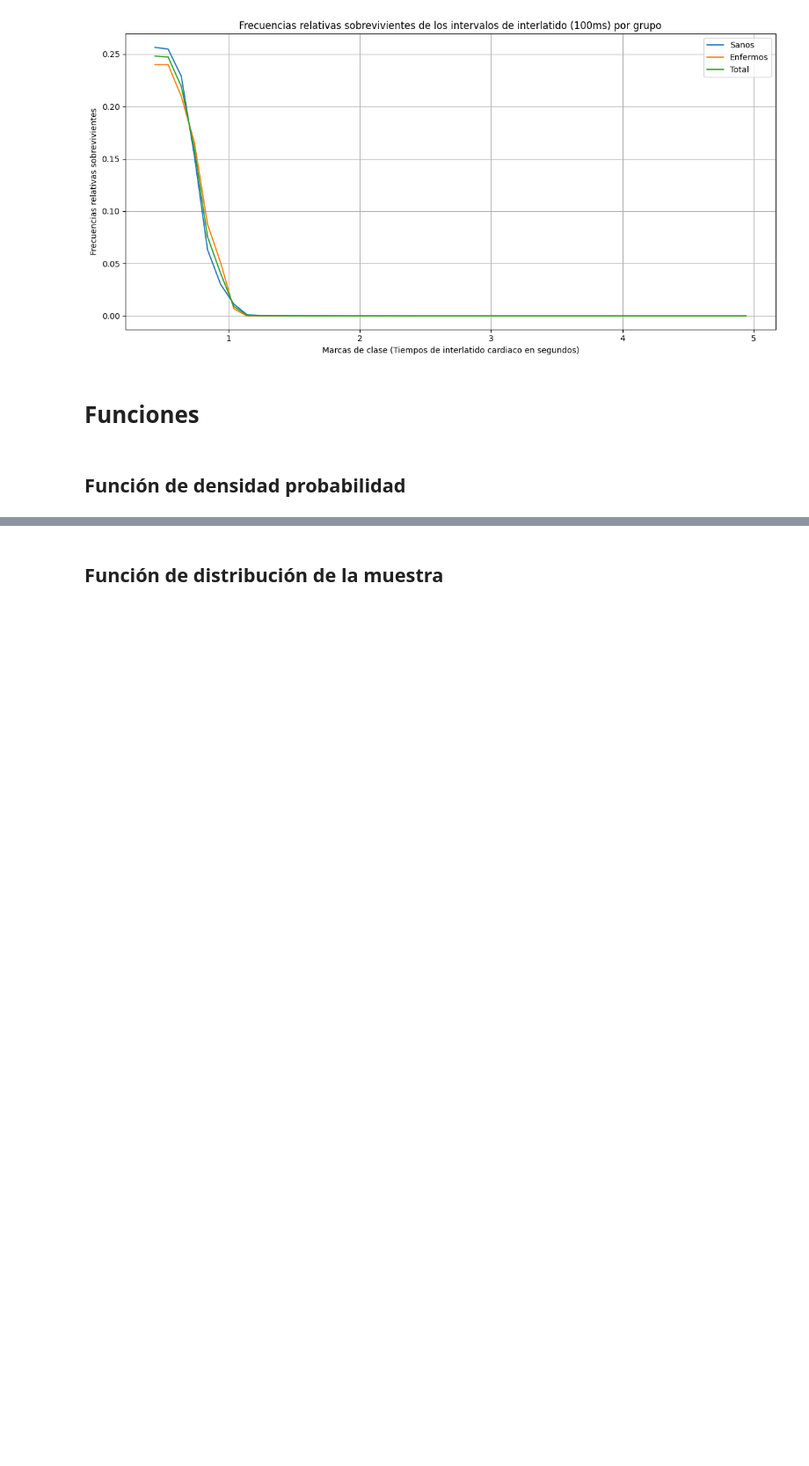
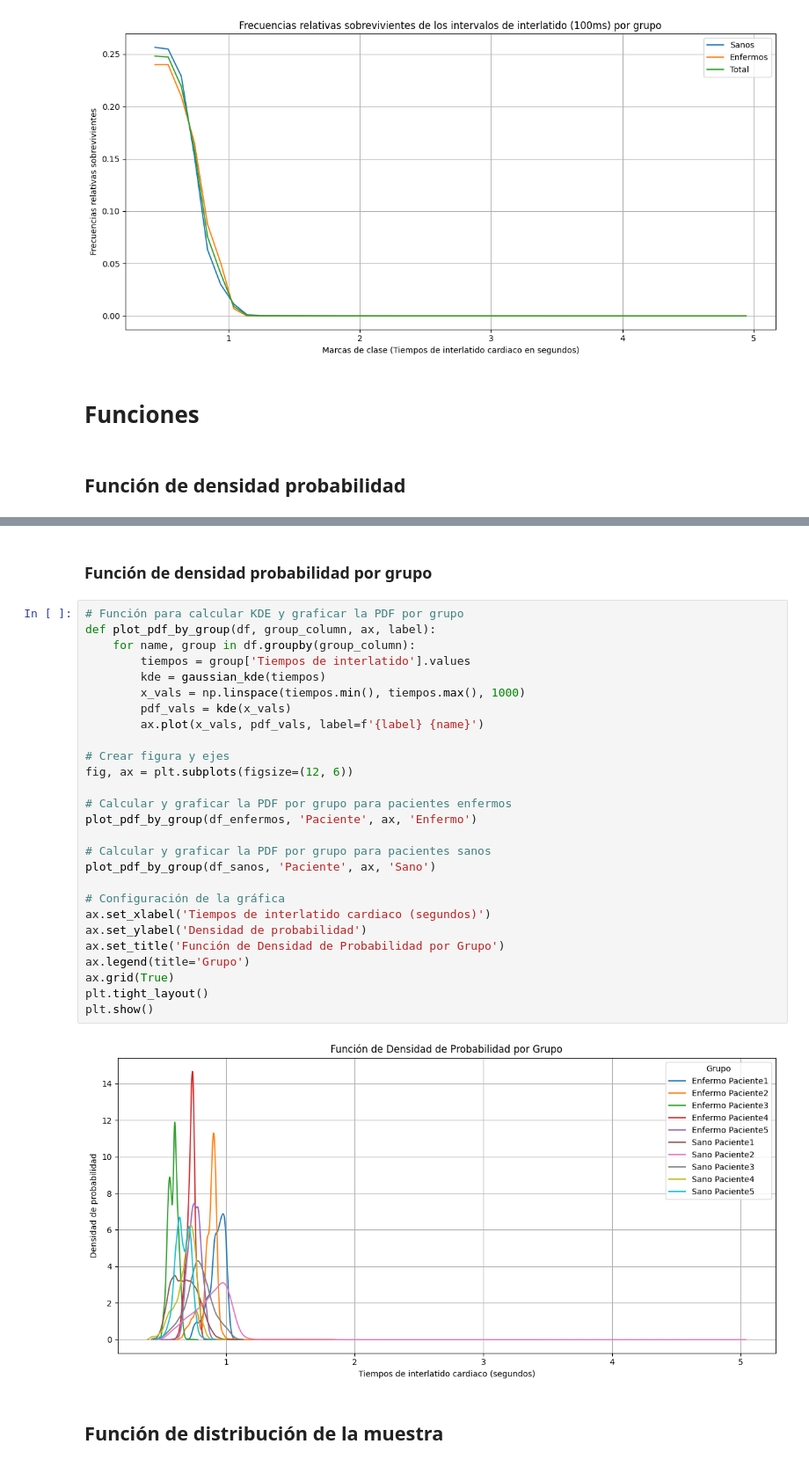
Before and after one commit to ThonnyRG/pacientes_enfermos_y_sanos_analisis, a Jupyter notebook: DATOS_BIOESTADÍSTICOS.ipynb, the cells around one changed output, grey strips where cells are left out. Shown at 88% size. Cells and saved outputs as stored; diff of their text form; blank space fills up the shorter version.

```diff
--- a/DATOS_BIOESTADÍSTICOS.ipynb
+++ b/DATOS_BIOESTADÍSTICOS.ipynb
@@ -2119,2 +2152,33 @@ Tabla de frecuencias relativas sobrevivientes por grupo:
+# %% [markdown]
+### Función de densidad probabilidad por grupo
+# %%
+# Función para calcular KDE y graficar la PDF por grupo
+def plot_pdf_by_group(df, group_column, ax, label):
+    for name, group in df.groupby(group_column):
+        tiempos = group['Tiempos de interlatido'].values
+        kde = gaussian_kde(tiempos)
+        x_vals = np.linspace(tiempos.min(), tiempos.max(), 1000)
+        pdf_vals = kde(x_vals)
+        ax.plot(x_vals, pdf_vals, label=f'{label} {name}')
+
+# Crear figura y ejes
+fig, ax = plt.subplots(figsize=(12, 6))
+
+# Calcular y graficar la PDF por grupo para pacientes enfermos
+plot_pdf_by_group(df_enfermos, 'Paciente', ax, 'Enfermo')
+
+# Calcular y graficar la PDF por grupo para pacientes sanos
+plot_pdf_by_group(df_sanos, 'Paciente', ax, 'Sano')
+
+# Configuración de la gráfica
+ax.set_xlabel('Tiempos de interlatido cardiaco (segundos)')
+ax.set_ylabel('Densidad de probabilidad')
+ax.set_title('Función de Densidad de Probabilidad por Grupo')
+ax.legend(title='Grupo')
+ax.grid(True)
+plt.tight_layout()
+plt.show()
+# %% [output]
+[figure, added]
 # %% [markdown]
 ## Función de distribución de la muestra
```
Also changed, not shown: parts of 12 cells of this notebook.
